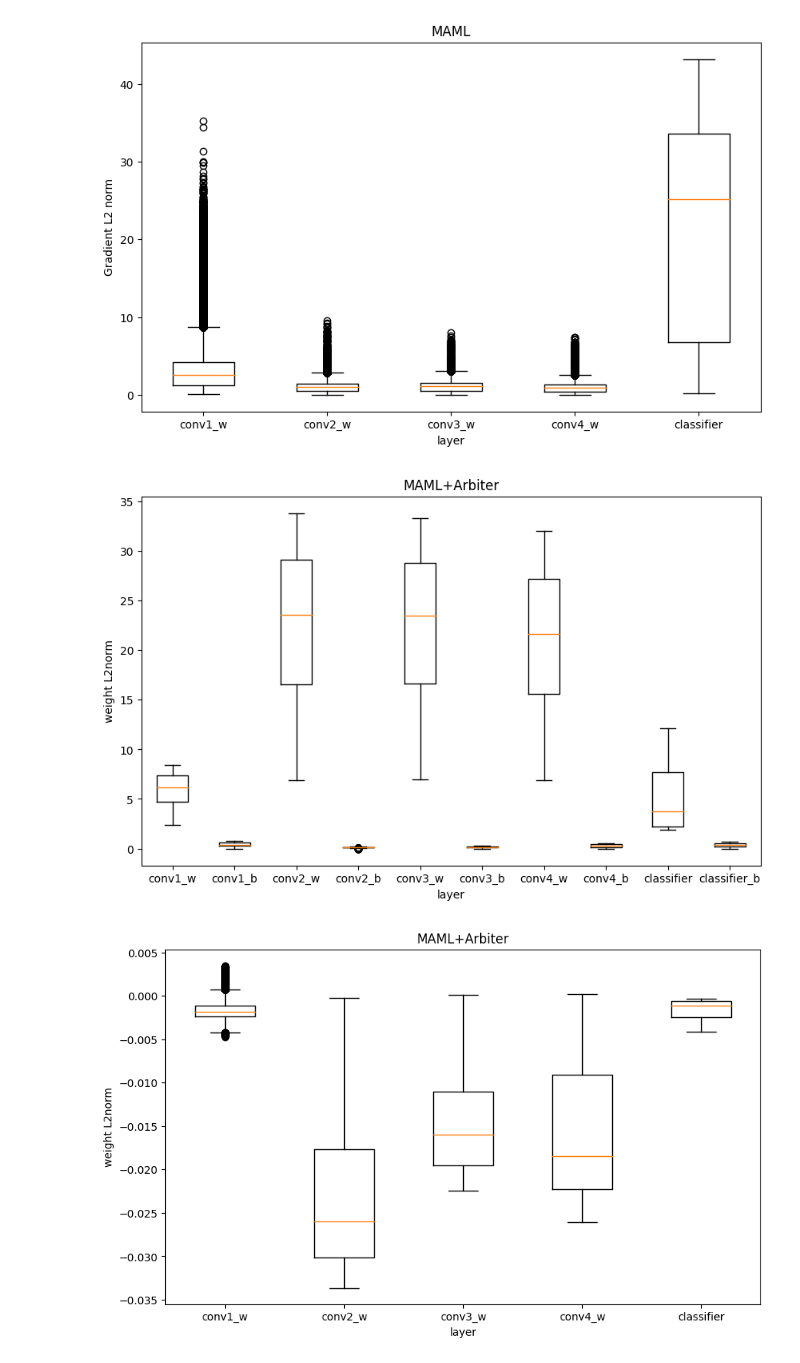
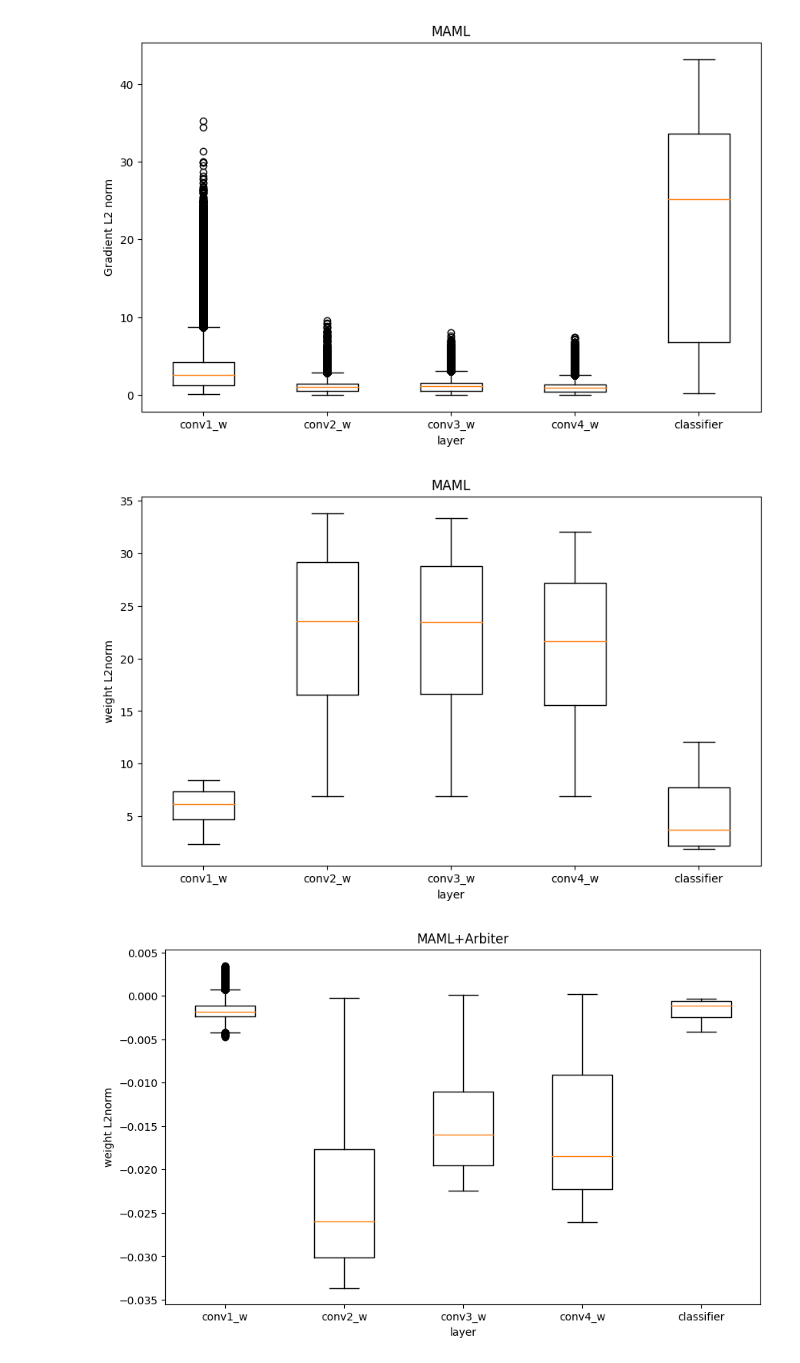
Before and after one commit to taehyeonhan-hatae/MAML, a Jupyter notebook: Test_jupyternotebook/MAML_norm_analysis.ipynb, the cells around one changed output. Drawn from its saved outputs; the diff is of its cells as text; code cells hidden in the pictures.

```diff
--- a/Test_jupyternotebook/MAML_norm_analysis.ipynb
+++ b/Test_jupyternotebook/MAML_norm_analysis.ipynb
@@ -33,35 +33,35 @@ columns_to_plot = ['layer_dict.conv0.conv.weight_weight_L2norm',
                    'layer_dict.conv3.conv.weight_weight_L2norm',
                    'layer_dict.linear.weights_weight_L2norm']
 columns_to_plot_label = ['conv1_w',
                          'conv2_w',
                          'conv3_w',
                          'conv4_w',
-                         'classifier]
+                         'classifier']
 
 
 # columns_to_plot = ['layer_dict.conv0.conv.weight_weight_L2norm',
 #                    'layer_dict.conv1.conv.weight_weight_L2norm',
 #                    'layer_dict.conv2.conv.weight_weight_L2norm',
 #                    'layer_dict.conv3.conv.weight_weight_L2norm',
 #                    'layer_dict.linear.weights_weight_L2norm']
 # columns_to_plot_label = ['conv1_w',
 #                          'conv2_w',
 #                          'conv3_w',
 #                          'conv4_w',
 #                          'classifier']
 
 # 여러 컬럼에 대한 박스 플롯을 한 번에 그리기
 plt.figure(figsize=(10, 6))  # 그래프 전체 크기 설정 (선택 사항)
 
 # 각 컬럼에 대한 박스 플롯 그리기
 plt.boxplot(norm_info_train[columns_to_plot].values, labels=columns_to_plot_label)
 plt.xlabel('layer')    # x축 라벨 설정
 plt.ylabel('weight L2norm')    # y축 라벨 설정
 plt.title('MAML')   # 그래프 제목 설정
 
 plt.show()
 # %% [output]
-[figure, old version]
+[figure, new version]
 # %%
  # 그래프를 그릴 컬럼들의 리스트
 columns_to_plot = ['layer_dict.conv0.conv.weight_weight_mean',
```
